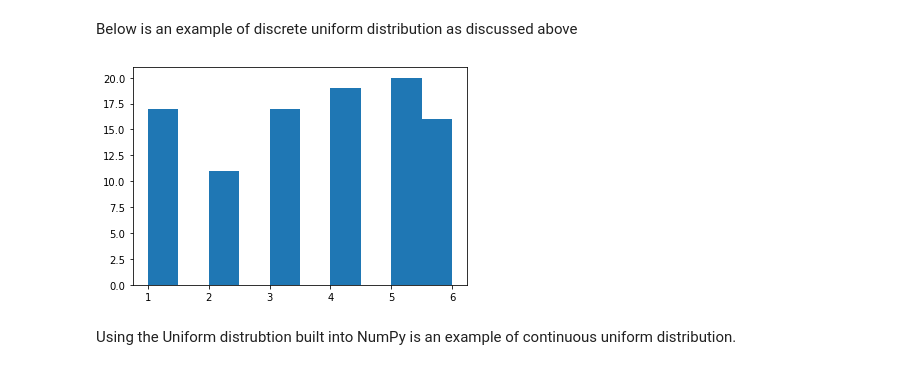
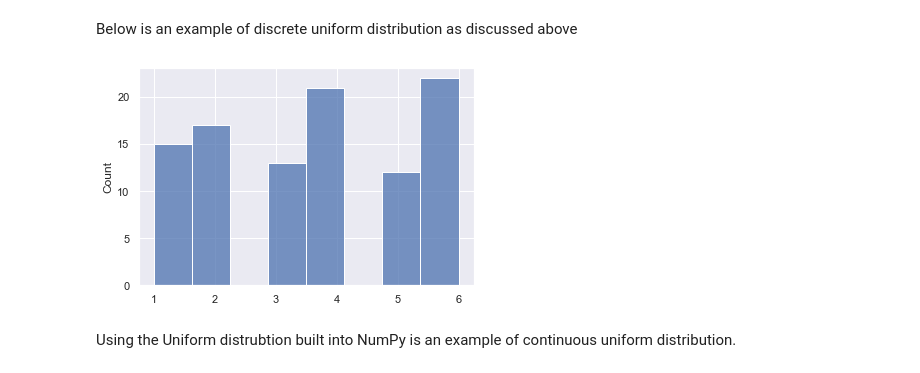
Before and after one commit to ShanePAustin/numpy-random, a Jupyter notebook: numpy-random.ipynb, the cells around one changed output. Saved outputs shown, nothing was run; the diff lists cells and outputs as text; code cells hidden in the pictures.

```diff
--- a/numpy-random.ipynb
+++ b/numpy-random.ipynb
@@ -544,10 +544,10 @@ A simple example of the discrete uniform distribution is throwing a fair dice. T
 Below is an example of discrete uniform distribution as discussed above
 # %%
 data = rng.integers(1,7, size=100)
-plt.hist(data)
+sns.histplot(data)
 plt.show()
 # %% [output]
-[figure, old version]
+[figure, new version]
 # %% [markdown]
 Using the Uniform distrubtion built into NumPy is an example of continuous uniform distribution.
 # %%
```
Also changed, not shown: parts of 50 cells of this notebook.
